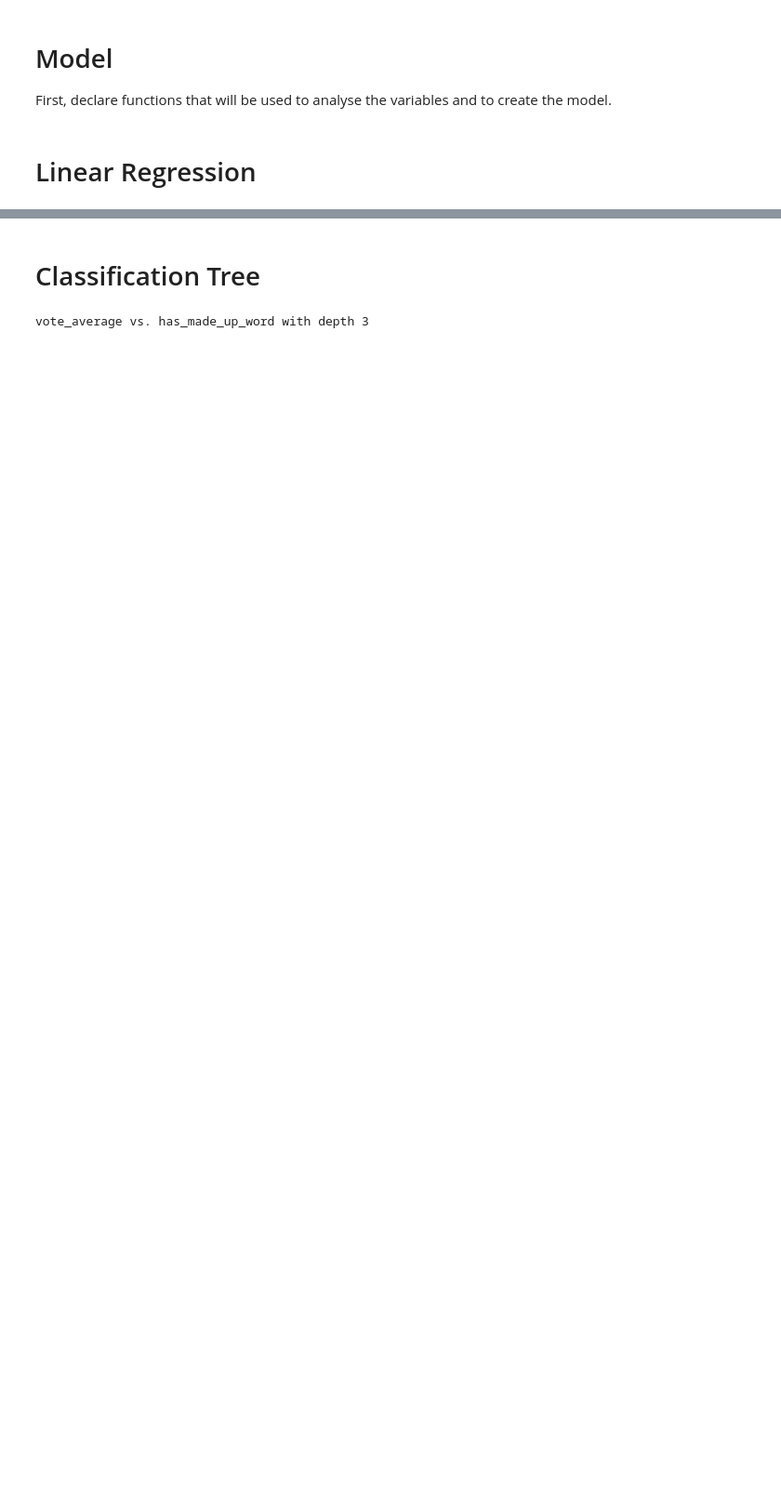
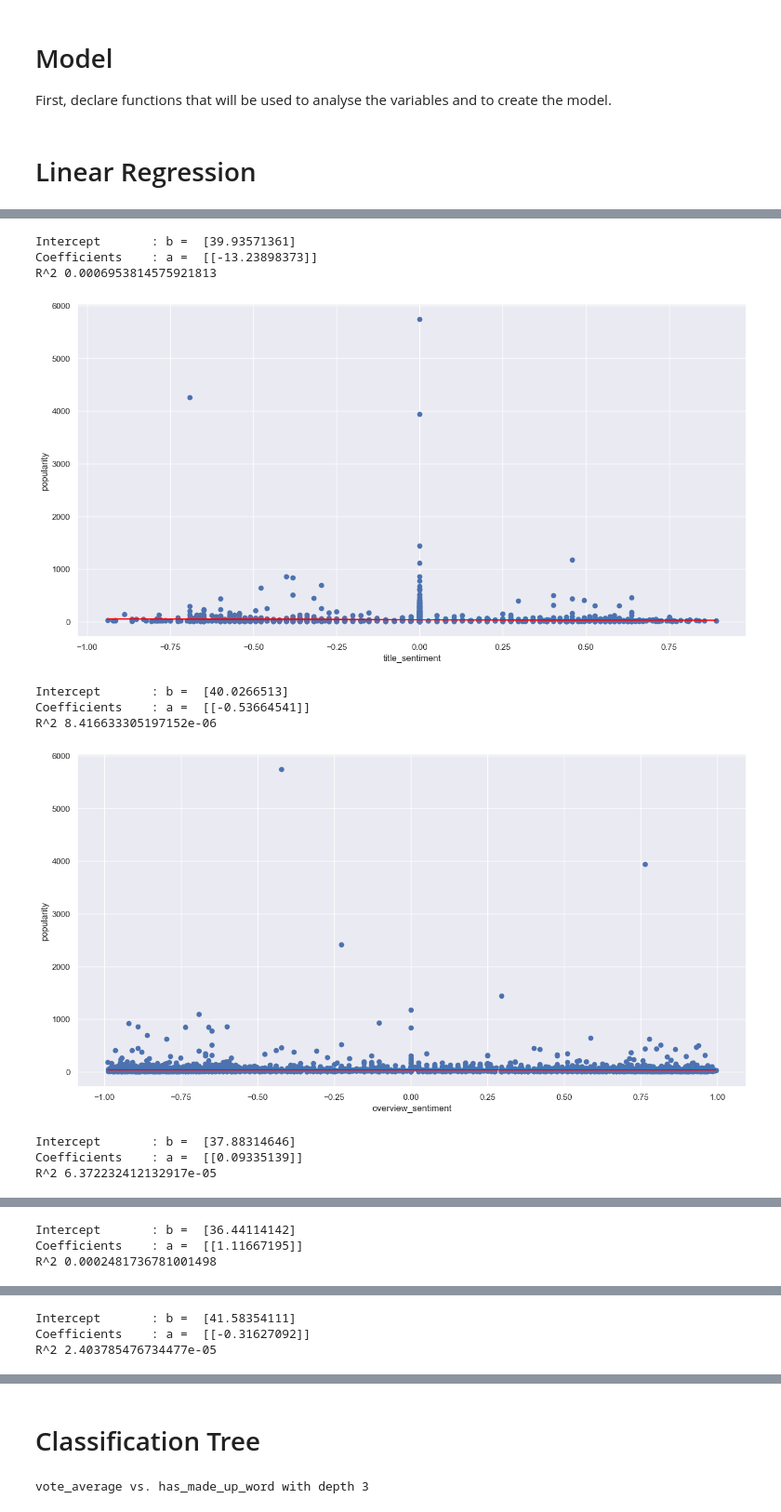
Before and after one commit to ChristopherOka/SC1015-mini-project, a Jupyter notebook: scripts/model.ipynb, the cells around one changed output, grey strips where cells are left out. Shown at 93% size. Drawn from its saved outputs; the diff is of its cells as text; code cells hidden in the pictures; blank space fills up the shorter version.

Commit message:
added linreg against popularity scores

```diff
--- a/scripts/model.ipynb
+++ b/scripts/model.ipynb
@@ -143,0 +136,20 @@ R^2 0.0012694017896895948
+# %%
+title_sentiment_linreg = performLinearRegression(data, 'title_sentiment', 'popularity')
+overview_sentiment_linreg = performLinearRegression(data, 'overview_sentiment', 'popularity')
+title_length_linreg = performLinearRegression(data, 'title_length', 'popularity')
+num_words_in_title_linreg = performLinearRegression(data, 'num_words_in_title', 'popularity')
+average_title_word_length_linreg = performLinearRegression(data, 'average_title_word_length', 'popularity')
+made_up_word_count_linreg = performLinearRegression(data, 'made_up_word_count', 'popularity')
+vote_count_linreg = performLinearRegression(data, 'vote_count', 'popularity')
+# %% [output]
+Intercept       : b =  [39.93571361]
+Coefficients    : a =  [[-13.23898373]]
+R^2 0.0006953814575921813
+[figure, added]
+Intercept       : b =  [40.0266513]
+Coefficients    : a =  [[-0.53664541]]
+R^2 8.416633305197152e-06
+[figure, added]
+Intercept       : b =  [37.88314646]
+Coefficients    : a =  [[0.09335139]]
+R^2 6.372232412132917e-05
@@ -143,0 +157,3 @@ R^2 0.0012694017896895948
+Intercept       : b =  [36.44114142]
+Coefficients    : a =  [[1.11667195]]
+R^2 0.0002481736781001498
@@ -143,0 +161,3 @@ R^2 0.0012694017896895948
+Intercept       : b =  [41.58354111]
+Coefficients    : a =  [[-0.31627092]]
+R^2 2.403785476734477e-05
```
Also changed, not shown: parts of 5 cells of this notebook, 1 other file.
